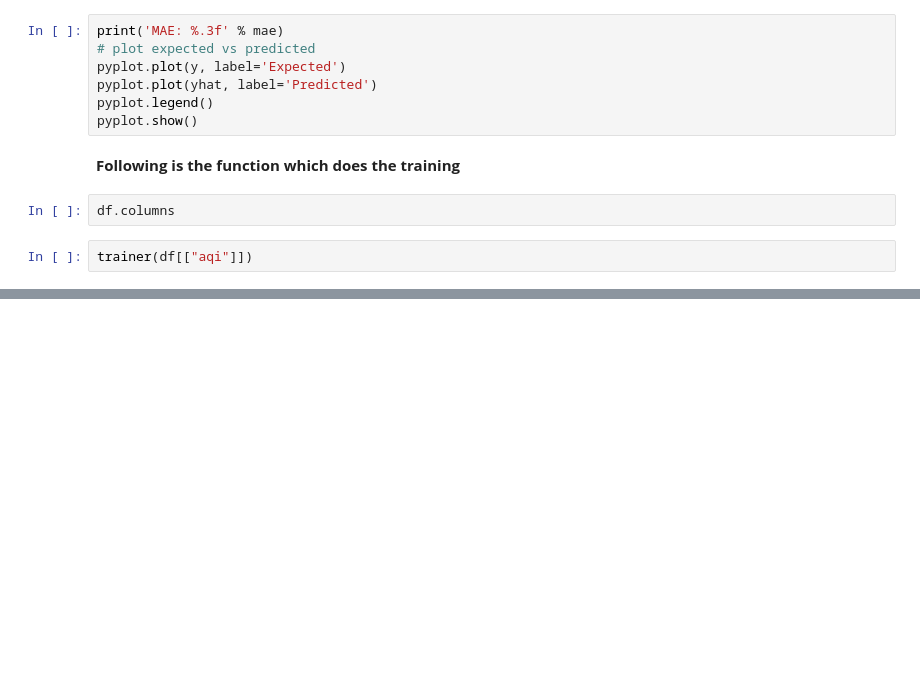
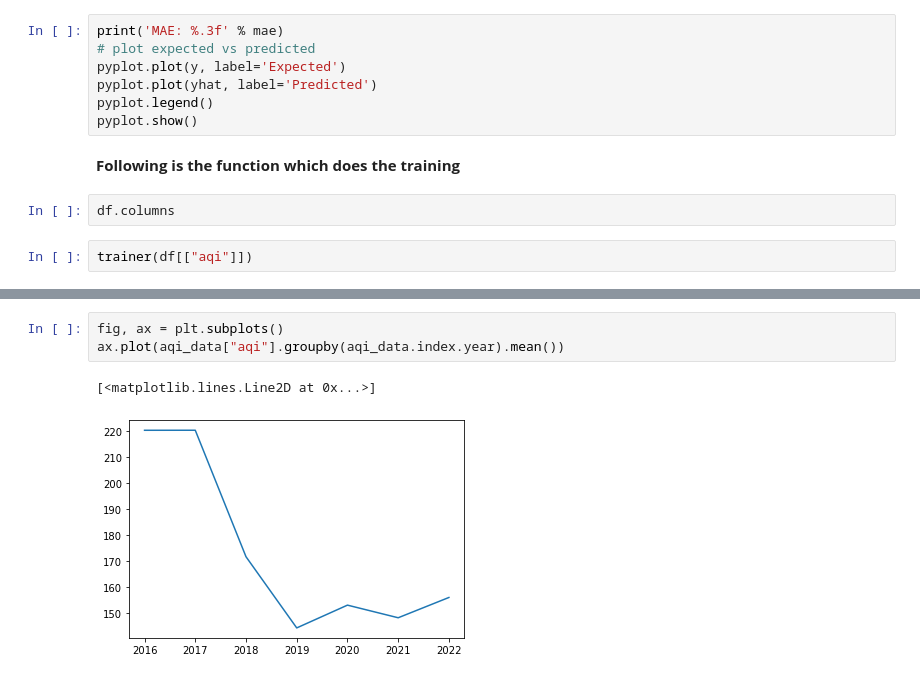
Before and after one commit to quasar-U127/AQI-forcasting, a Jupyter notebook: air_quality_analysis.ipynb, the cells around one changed output, grey strips where cells are left out. Drawn from its saved outputs; the diff is of its cells as text; blank space fills up the shorter version.

```diff
--- a/air_quality_analysis.ipynb
+++ b/air_quality_analysis.ipynb
@@ -437,0 +469,6 @@ trainer(df[["aqi"]])
+# %%
+fig, ax = plt.subplots()
+ax.plot(aqi_data["aqi"].groupby(aqi_data.index.year).mean())
+# %% [output]
+[<matplotlib.lines.Line2D at 0x...>]
+[figure, added]
```
Also changed, not shown: parts of 12 cells of this notebook, 2 other files.
